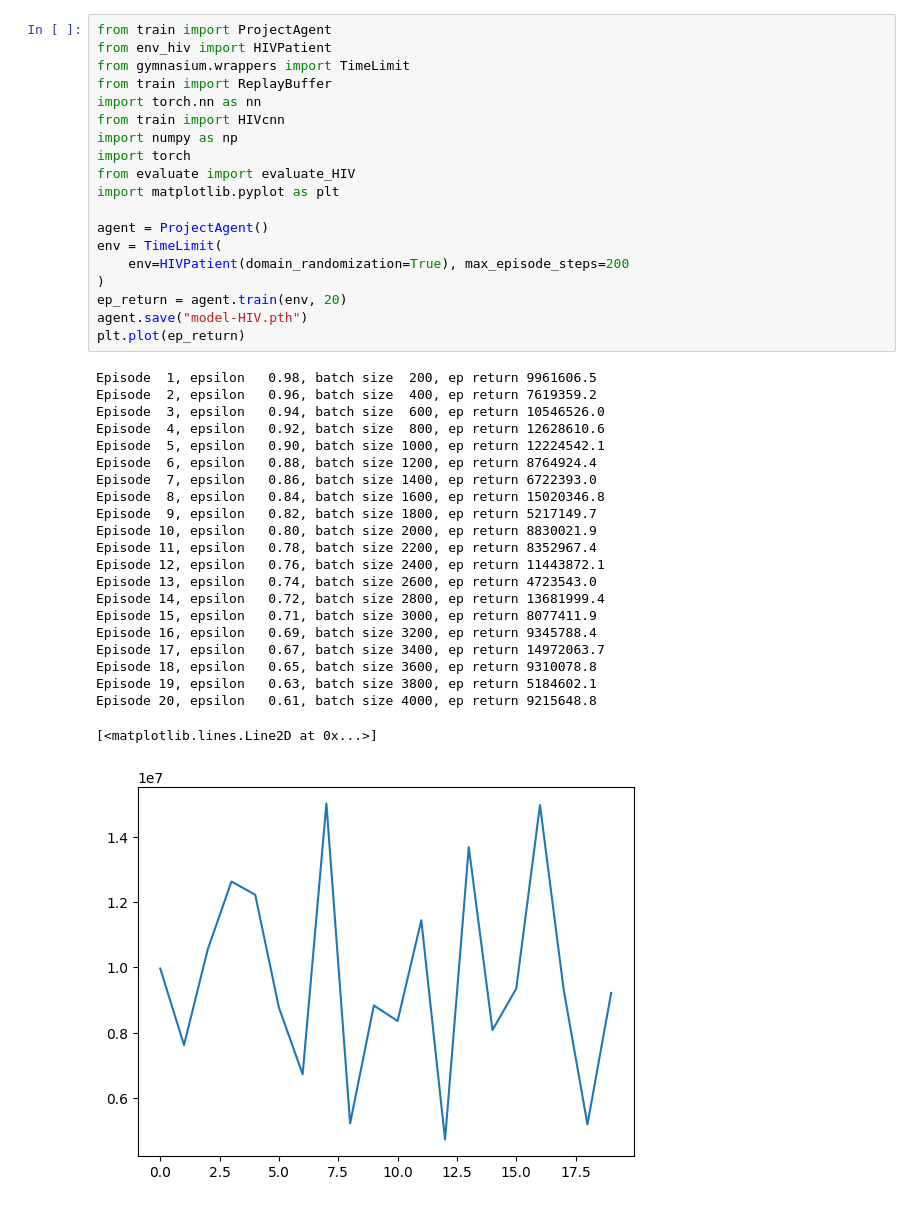
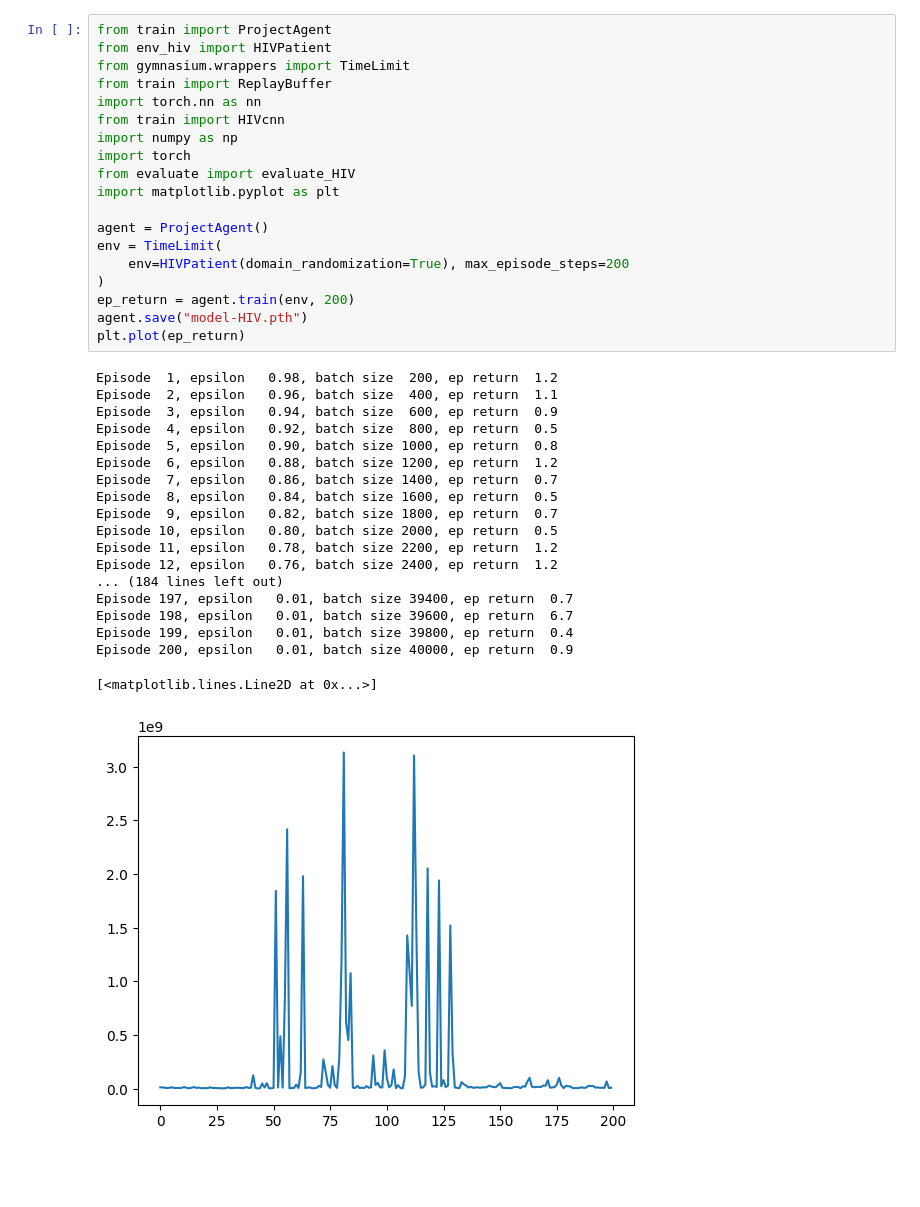
Before and after one commit to RL-MVA-2024-25/mva-rl-assignment-Inirius, a Jupyter notebook: src/test.ipynb, the cells around one changed output. Drawn from its saved outputs; the diff is of its cells as text; blank space fills up the shorter version.

```diff
--- a/src/test.ipynb
+++ b/src/test.ipynb
@@ -1,42 +1,39 @@
 # %%
 from train import ProjectAgent
 from env_hiv import HIVPatient
 from gymnasium.wrappers import TimeLimit
 from train import ReplayBuffer
 import torch.nn as nn
 from train import HIVcnn
 import numpy as np
 import torch
 from evaluate import evaluate_HIV
 import matplotlib.pyplot as plt
 
 agent = ProjectAgent()
 env = TimeLimit(
     env=HIVPatient(domain_randomization=True), max_episode_steps=200
 )
-ep_return = agent.train(env, 20)
+ep_return = agent.train(env, 200)
 agent.save("model-HIV.pth")
 plt.plot(ep_return)
 # %% [output]
-Episode  1, epsilon   0.98, batch size  200, ep return 9961606.5
-Episode  2, epsilon   0.96, batch size  400, ep return 7619359.2
-Episode  3, epsilon   0.94, batch size  600, ep return 10546526.0
-Episode  4, epsilon   0.92, batch size  800, ep return 12628610.6
-Episode  5, epsilon   0.90, batch size 1000, ep return 12224542.1
-Episode  6, epsilon   0.88, batch size 1200, ep return 8764924.4
-Episode  7, epsilon   0.86, batch size 1400, ep return 6722393.0
-Episode  8, epsilon   0.84, batch size 1600, ep return 15020346.8
-Episode  9, epsilon   0.82, batch size 1800, ep return 5217149.7
-Episode 10, epsilon   0.80, batch size 2000, ep return 8830021.9
-Episode 11, epsilon   0.78, batch size 2200, ep return 8352967.4
-Episode 12, epsilon   0.76, batch size 2400, ep return 11443872.1
-Episode 13, epsilon   0.74, batch size 2600, ep return 4723543.0
-Episode 14, epsilon   0.72, batch size 2800, ep return 13681999.4
-Episode 15, epsilon   0.71, batch size 3000, ep return 8077411.9
-Episode 16, epsilon   0.69, batch size 3200, ep return 9345788.4
-Episode 17, epsilon   0.67, batch size 3400, ep return 14972063.7
-Episode 18, epsilon   0.65, batch size 3600, ep return 9310078.8
-Episode 19, epsilon   0.63, batch size 3800, ep return 5184602.1
-Episode 20, epsilon   0.61, batch size 4000, ep return 9215648.8
+Episode  1, epsilon   0.98, batch size  200, ep return  1.2
+Episode  2, epsilon   0.96, batch size  400, ep return  1.1
+Episode  3, epsilon   0.94, batch size  600, ep return  0.9
+Episode  4, epsilon   0.92, batch size  800, ep return  0.5
+Episode  5, epsilon   0.90, batch size 1000, ep return  0.8
+Episode  6, epsilon   0.88, batch size 1200, ep return  1.2
+Episode  7, epsilon   0.86, batch size 1400, ep return  0.7
+Episode  8, epsilon   0.84, batch size 1600, ep return  0.5
+Episode  9, epsilon   0.82, batch size 1800, ep return  0.7
+Episode 10, epsilon   0.80, batch size 2000, ep return  0.5
+Episode 11, epsilon   0.78, batch size 2200, ep return  1.2
+Episode 12, epsilon   0.76, batch size 2400, ep return  1.2
+... (184 lines left out)
+Episode 197, epsilon   0.01, batch size 39400, ep return  0.7
+Episode 198, epsilon   0.01, batch size 39600, ep return  6.7
+Episode 199, epsilon   0.01, batch size 39800, ep return  0.4
+Episode 200, epsilon   0.01, batch size 40000, ep return  0.9
 [<matplotlib.lines.Line2D at 0x...>]
-[figure, old version]
+[figure, new version]
```
Also changed, not shown: parts of 8 cells of this notebook, 2 other files.
